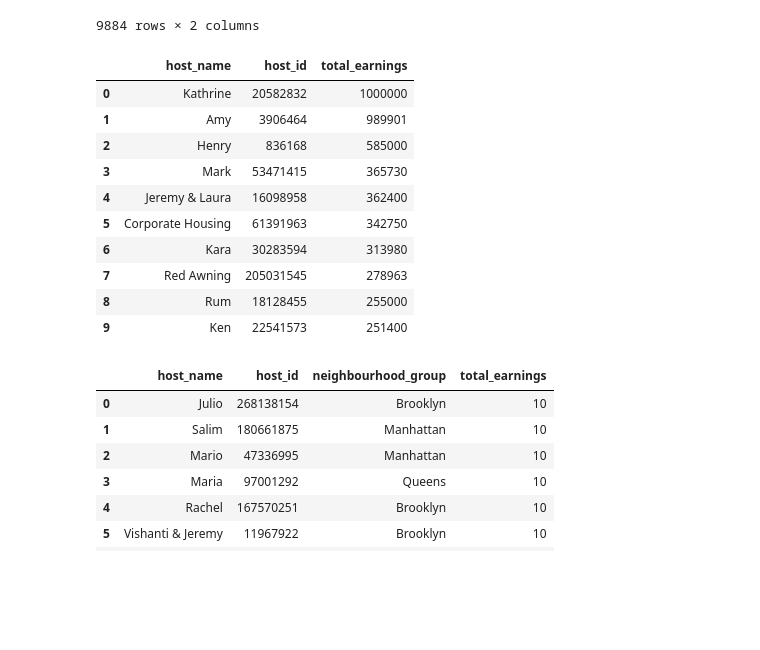
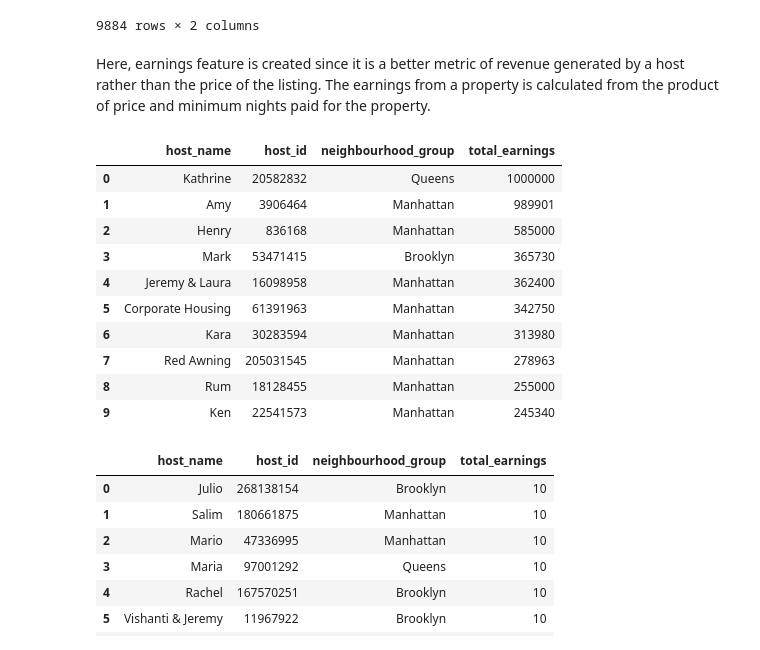
Before and after one commit to Rohan30/Rohan30, a Jupyter notebook: EDA_of_AirBNB_Bookings_Analysis.ipynb, the cells around one changed output. Saved outputs shown, nothing was run; the diff lists cells and outputs as text; code cells hidden in the pictures; blank space fills up the shorter version.

```diff
--- a/EDA_of_AirBNB_Bookings_Analysis.ipynb
+++ b/EDA_of_AirBNB_Bookings_Analysis.ipynb
@@ -536,22 +531,24 @@ host_listings
 # %%
 #creating earnings column
 df1['earnings']=df1['price']*df1['minimum_nights']
+# %% [markdown]
+Here, earnings feature is created since it is a better metric of revenue generated by a host rather than the price of the listing. The earnings from a property is calculated from the product of price and minimum nights paid for the property.
 # %%
 #Top 10 earners
-top_10_earners=df1.groupby(['host_name','host_id'])['earnings'].sum().sort_values(ascending=False)[:10].reset_index(name='total_earnings')
+top_10_earners=df1.groupby(['host_name','host_id','neighbourhood_group'])['earnings'].sum().sort_values(ascending=False)[:10].reset_index(name='total_earnings')
 top_10_earners
 # %% [output]
-|  | host_name | host_id | total_earnings |
-| 0 | Kathrine | 20582832 | 1000000 |
-| 1 | Amy | 3906464 | 989901 |
-| 2 | Henry | 836168 | 585000 |
-| 3 | Mark | 53471415 | 365730 |
-| 4 | Jeremy & Laura | 16098958 | 362400 |
-| 5 | Corporate Housing | 61391963 | 342750 |
-| 6 | Kara | 30283594 | 313980 |
-| 7 | Red Awning | 205031545 | 278963 |
-| 8 | Rum | 18128455 | 255000 |
-| 9 | Ken | 22541573 | 251400 |
+|  | host_name | host_id | neighbourhood_group | total_earnings |
+| 0 | Kathrine | 20582832 | Queens | 1000000 |
+| 1 | Amy | 3906464 | Manhattan | 989901 |
+| 2 | Henry | 836168 | Manhattan | 585000 |
+| 3 | Mark | 53471415 | Brooklyn | 365730 |
+| 4 | Jeremy & Laura | 16098958 | Manhattan | 362400 |
+| 5 | Corporate Housing | 61391963 | Manhattan | 342750 |
+| 6 | Kara | 30283594 | Manhattan | 313980 |
+| 7 | Red Awning | 205031545 | Manhattan | 278963 |
+| 8 | Rum | 18128455 | Manhattan | 255000 |
+| 9 | Ken | 22541573 | Manhattan | 245340 |
 # %%
 #Top 10 least earners
 least_top_10_earners=df1.groupby(['host_name','host_id','neighbourhood_group'])['earnings'].sum().sort_values(ascending=True)[:10].reset_index(name='total_earnings')
```
Also changed, not shown: parts of 55 cells of this notebook.
